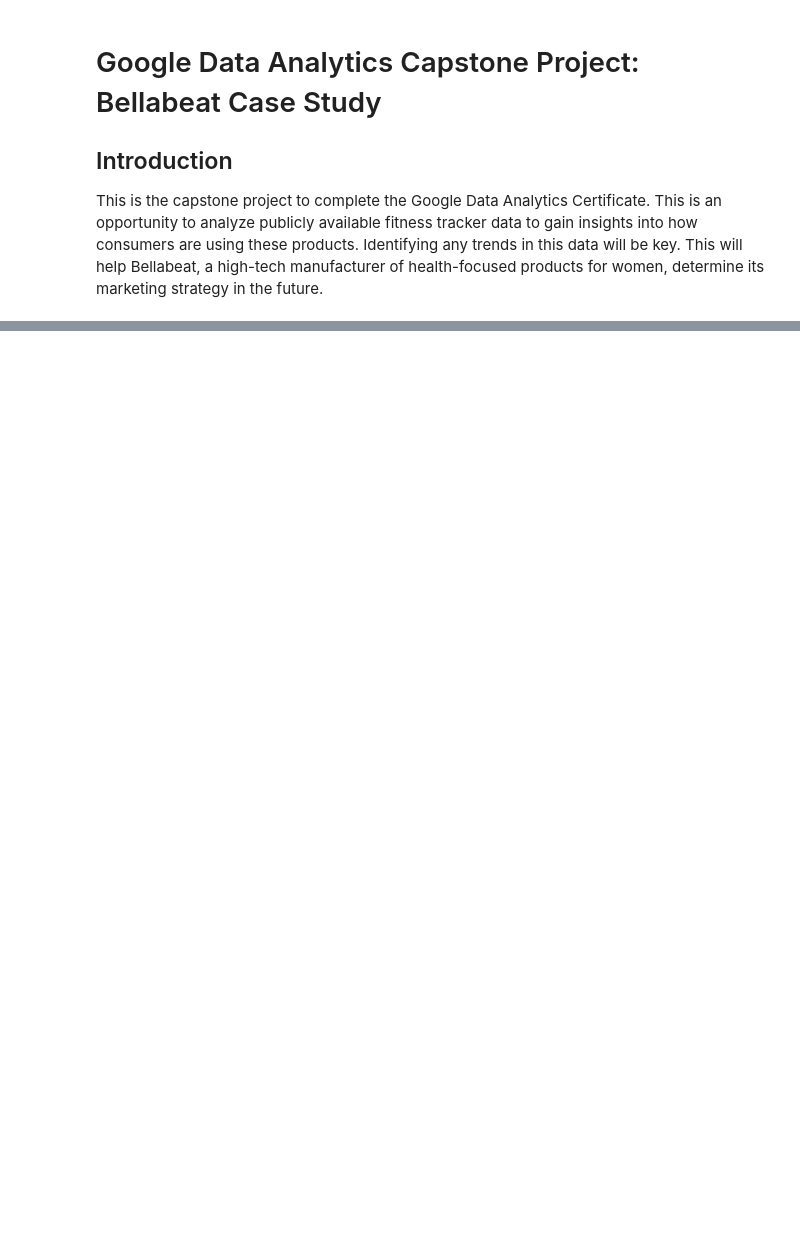
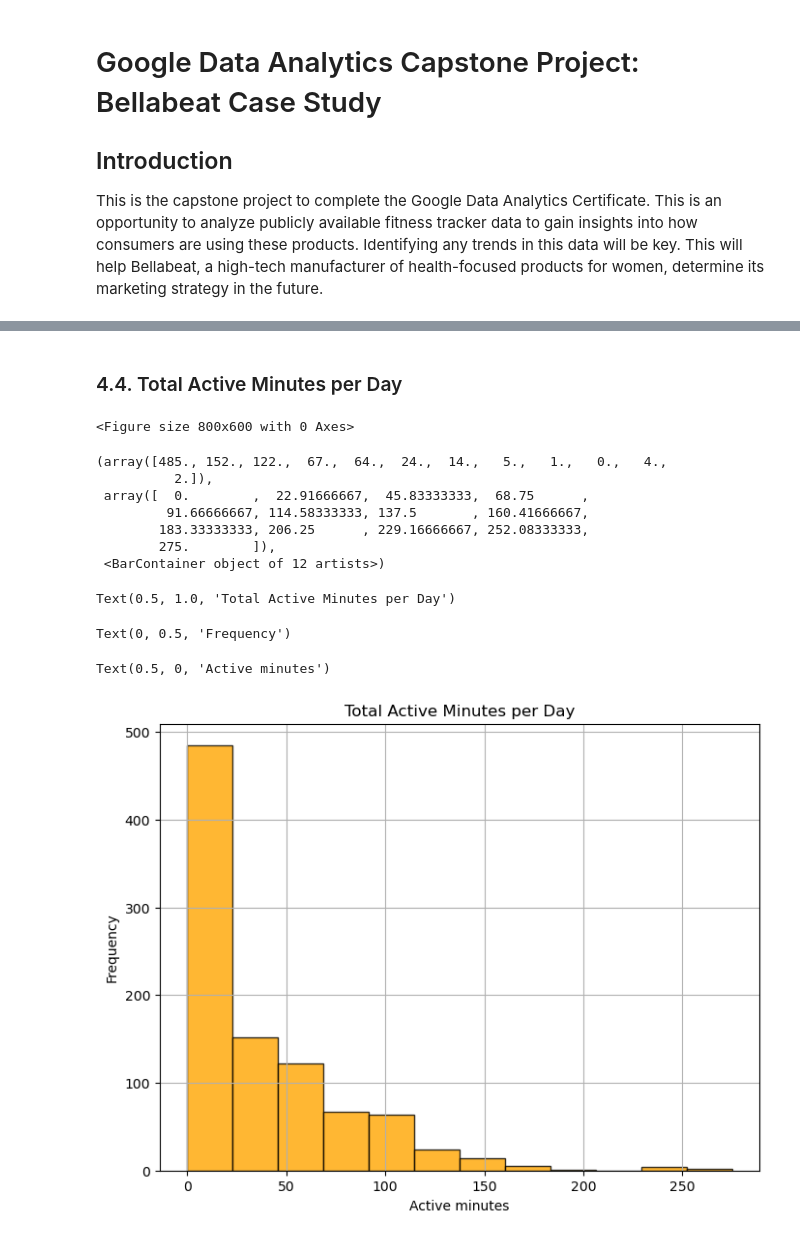
Before and after one commit to surbina85/Google-Data-Analytics-Capstone-Bellabeat, a Jupyter notebook: Bellabeat-case-study.ipynb, the cells around one changed output, grey strips where cells are left out. Drawn from its saved outputs; the diff is of its cells as text; code cells hidden in the pictures; blank space fills up the shorter version.

```diff
--- a/Bellabeat-case-study.ipynb
+++ b/Bellabeat-case-study.ipynb
@@ -42,0 +604,27 @@ activity, sleep, and stress. The Time watch connects to the Bellabeat app to pro
+# %% [markdown]
+### 4.4. Total Active Minutes per Day
+# %%
+
+# Create histogram
+plt.figure(figsize=(8,6))
+plt.hist(daily_activity_sleep['TotalActiveMinutes'],bins=12, alpha=0.8, color='orange', edgecolor='black')
+
+# Customise box plot
+plt.title('Total Active Minutes per Day')
+plt.ylabel('Frequency')
+plt.xlabel('Active minutes')
+plt.grid(True)
+plt.show()
+# %% [output]
+<Figure size 800x600 with 0 Axes>
+(array([485., 152., 122.,  67.,  64.,  24.,  14.,   5.,   1.,   0.,   4.,
+          2.]),
+ array([  0.        ,  22.91666667,  45.83333333,  68.75      ,
+         91.66666667, 114.58333333, 137.5       , 160.41666667,
+        183.33333333, 206.25      , 229.16666667, 252.08333333,
+        275.        ]),
+ <BarContainer object of 12 artists>)
+Text(0.5, 1.0, 'Total Active Minutes per Day')
+Text(0, 0.5, 'Frequency')
+Text(0.5, 0, 'Active minutes')
+[figure, added]
```
Also changed, not shown: parts of 53 cells of this notebook.
